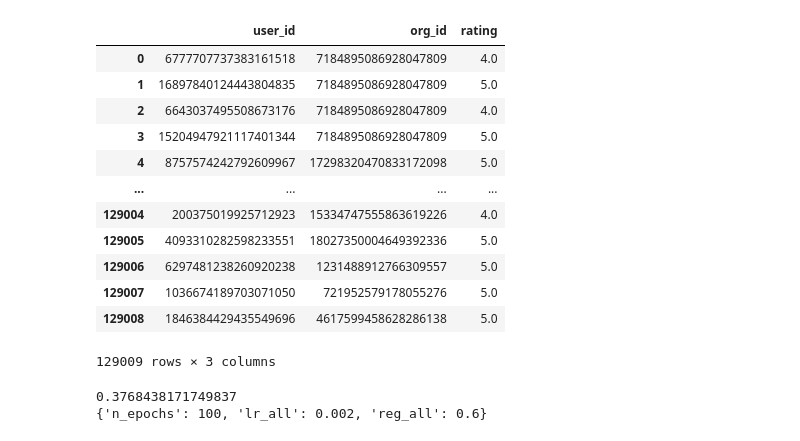
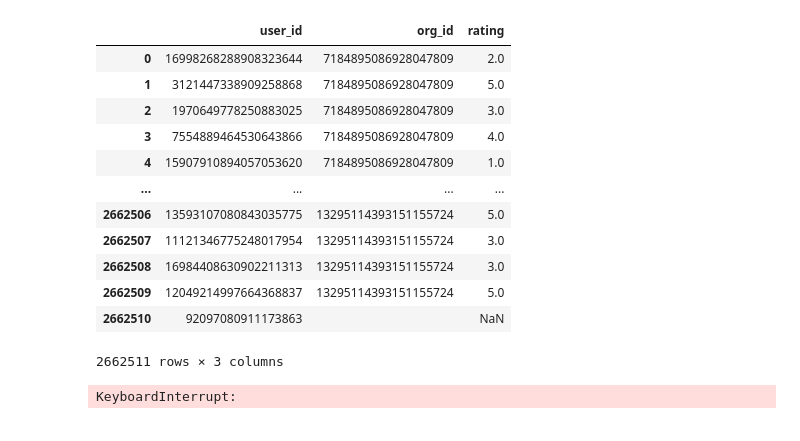
Before and after one commit to a-milenkin/Yandex_Cup_2021, a Jupyter notebook: svd.ipynb, the cells around one changed output. Saved outputs shown, nothing was run; the diff lists cells and outputs as text; code cells hidden in the pictures.

```diff
--- a/svd.ipynb
+++ b/svd.ipynb
@@ -1,24 +1,24 @@
 # %%
 import pandas as pd
-train_1 = pd.read_csv("tourist_ml.csv")
+train_1 = pd.read_csv("reviews_ml.csv")
 ratings=train_1.drop(['Unnamed: 0','ts','aspects','org_city','user_city'],axis=1)
 
 
 ratings
 # %% [output]
 |  | user_id | org_id | rating |
-| 0 | 6777707737383161518 | 7184895086928047809 | 4.0 |
-| 1 | 16897840124443804835 | 7184895086928047809 | 5.0 |
-| 2 | 6643037495508673176 | 7184895086928047809 | 4.0 |
-| 3 | 15204947921117401344 | 7184895086928047809 | 5.0 |
-| 4 | 8757574242792609967 | 17298320470833172098 | 5.0 |
+| 0 | 16998268288908323644 | 7184895086928047809 | 2.0 |
+| 1 | 3121447338909258868 | 7184895086928047809 | 5.0 |
+| 2 | 1970649778250883025 | 7184895086928047809 | 3.0 |
+| 3 | 7554889464530643866 | 7184895086928047809 | 4.0 |
+| 4 | 15907910894057053620 | 7184895086928047809 | 1.0 |
 | ... | ... | ... | ... |
-| 129004 | 200375019925712923 | 15334747555863619226 | 4.0 |
-| 129005 | 4093310282598233551 | 18027350004649392336 | 5.0 |
-| 129006 | 6297481238260920238 | 1231488912766309557 | 5.0 |
-| 129007 | 1036674189703071050 | 721952579178055276 | 5.0 |
-| 129008 | 1846384429435549696 | 4617599458628286138 | 5.0 |
+| 2662506 | 13593107080843035775 | 13295114393151155724 | 5.0 |
+| 2662507 | 11121346775248017954 | 13295114393151155724 | 3.0 |
+| 2662508 | 16984408630902211313 | 13295114393151155724 | 3.0 |
+| 2662509 | 12049214997664368837 | 13295114393151155724 | 5.0 |
+| 2662510 | 92097080911173863 |  | NaN |
-129009 rows × 3 columns
+2662511 rows × 3 columns
 # %%
 from surprise import Reader, Dataset
 
@@ -53,8 +53,10 @@ from surprise.model_selection import GridSearchCV
 #cross_validate(algo, data, measures=['RMSE'], cv=5, verbose=True)
 #evaluate(algo, data, measures=['RMSE'])
 
-param_grid = {'n_epochs': [100, 150,200], 'lr_all': [0.002, 0.005],
-              'reg_all': [0.6, 0.8]}
+param_grid = {'n_epochs': [100, 150],
+              'lr_all':   [.002, .005],
+              'reg_all':  [.6, .8]}
+
 gs = GridSearchCV(SVD, param_grid, measures=['rmse', 'mae'], cv=3)
 
 gs.fit(data)
@@ -65,8 +67,7 @@ print(gs.best_score['rmse'])
 # combination of parameters that gave the best RMSE score
 print(gs.best_params['rmse'])
 # %% [output]
-0.3768438171749837
-{'n_epochs': 100, 'lr_all': 0.002, 'reg_all': 0.6}
+KeyboardInterrupt:
 # %%
 # svd
 algo = SVD()
```
Also changed, not shown: 3 other files.
